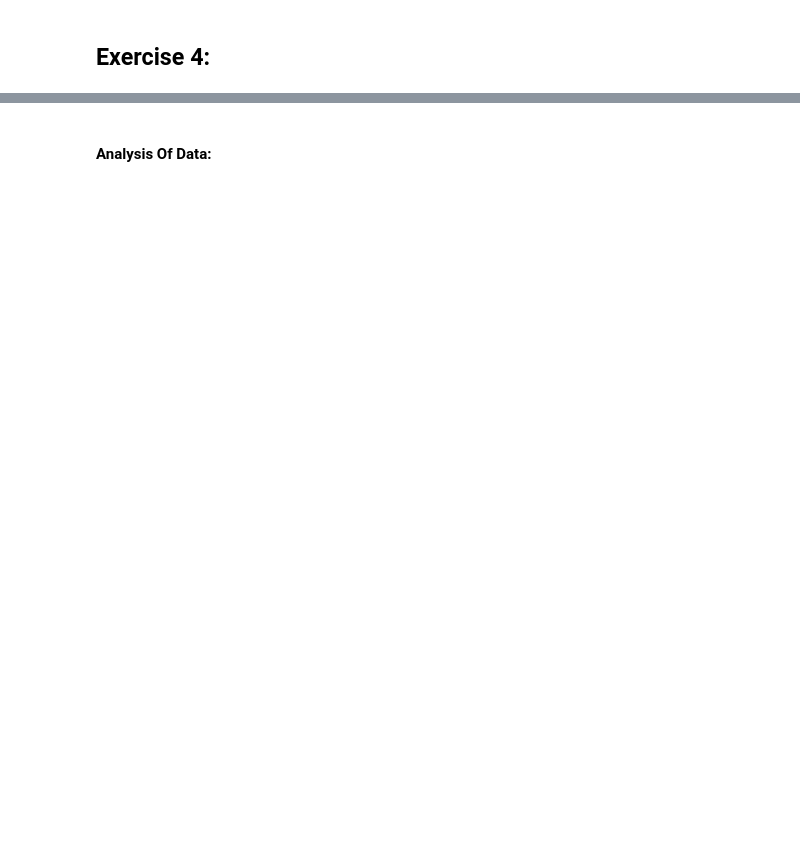
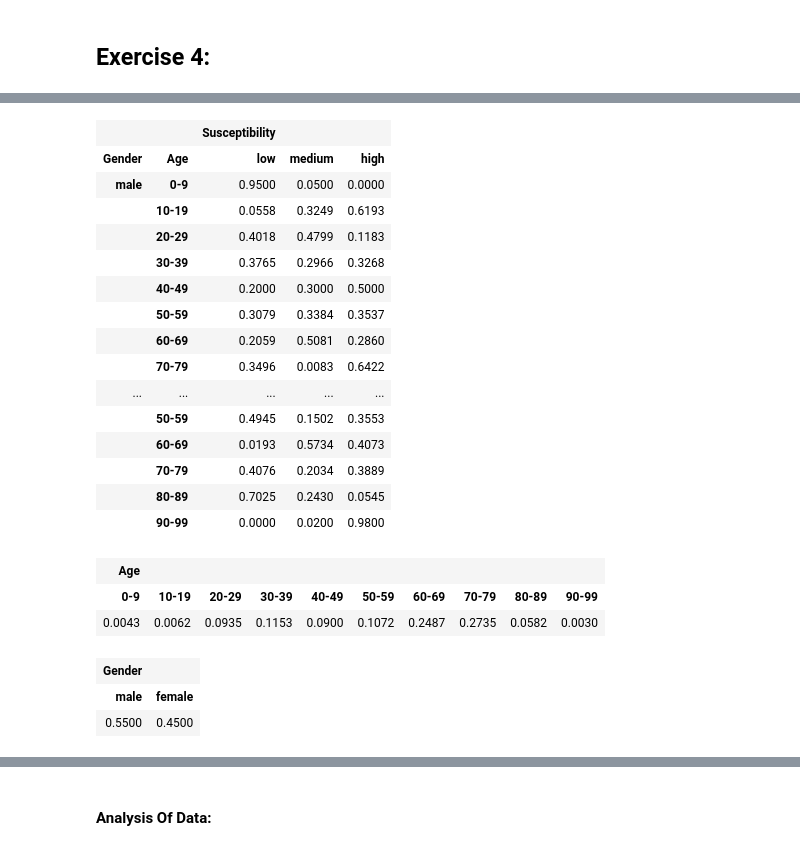
Before and after one commit to MushtabaA/ENCM509-Labs, a Jupyter notebook: Assignment 8/Lab08_Mushtaba_Al Yasseen_Usman_Khan_2024W.ipynb, the cells around one changed output, grey strips where cells are left out. Saved outputs shown, nothing was run; the diff lists cells and outputs as text; code cells hidden in the pictures; blank space fills up the shorter version.

```diff
--- a/Assignment 8/Lab08_Mushtaba_Al Yasseen_Usman_Khan_2024W.ipynb
+++ b/Assignment 8/Lab08_Mushtaba_Al Yasseen_Usman_Khan_2024W.ipynb
@@ -145,0 +174,6 @@ P(Fever = T, Cold = T, Winter = F): 9.4500%
+# %%
+bn = gum.fastBN('Age{0-9|10-19|20-29|30-39|40-49|50-59|60-69|70-79|80-89|90-99}->Susceptibility{low|medium|high};' +
+                'Gender{male|female}->Susceptibility;')
+
+
+gnb.sideBySide(bn, gnb.getInference(bn, size='30'))
@@ -145,0 +209,31 @@ P(Fever = T, Cold = T, Winter = F): 9.4500%
+# %%
+bn.cpt('Susceptibility')
+# %% [output]
+|  |  | Susceptibility |  |  |
+| Gender | Age | low | medium | high |
+| male | 0-9 | 0.9500 | 0.0500 | 0.0000 |
+|  | 10-19 | 0.0558 | 0.3249 | 0.6193 |
+|  | 20-29 | 0.4018 | 0.4799 | 0.1183 |
+|  | 30-39 | 0.3765 | 0.2966 | 0.3268 |
+|  | 40-49 | 0.2000 | 0.3000 | 0.5000 |
+|  | 50-59 | 0.3079 | 0.3384 | 0.3537 |
+|  | 60-69 | 0.2059 | 0.5081 | 0.2860 |
+|  | 70-79 | 0.3496 | 0.0083 | 0.6422 |
+| ... | ... | ... | ... | ... |
+|  | 50-59 | 0.4945 | 0.1502 | 0.3553 |
+|  | 60-69 | 0.0193 | 0.5734 | 0.4073 |
+|  | 70-79 | 0.4076 | 0.2034 | 0.3889 |
+|  | 80-89 | 0.7025 | 0.2430 | 0.0545 |
+|  | 90-99 | 0.0000 | 0.0200 | 0.9800 |
+# %%
+bn.cpt('Age')
+# %% [output]
+| Age |  |  |  |  |  |  |  |  |  |
+| 0-9 | 10-19 | 20-29 | 30-39 | 40-49 | 50-59 | 60-69 | 70-79 | 80-89 | 90-99 |
+| 0.0043 | 0.0062 | 0.0935 | 0.1153 | 0.0900 | 0.1072 | 0.2487 | 0.2735 | 0.0582 | 0.0030 |
+# %%
+bn.cpt('Gender')
+# %% [output]
+| Gender |  |
+| male | female |
+| 0.5500 | 0.4500 |
```
Also changed, not shown: parts of 15 cells of this notebook, 6 other files.
